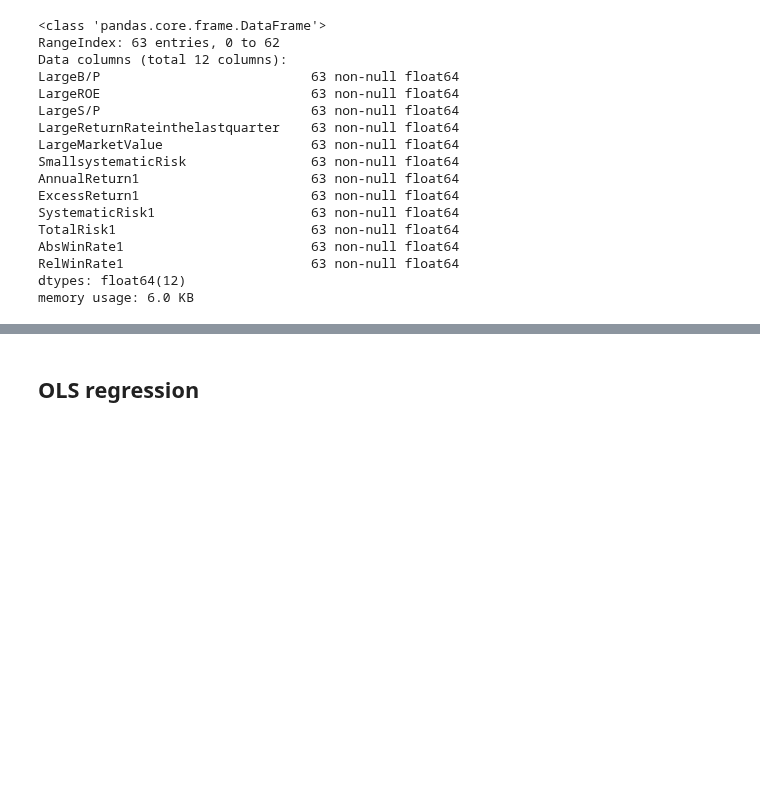
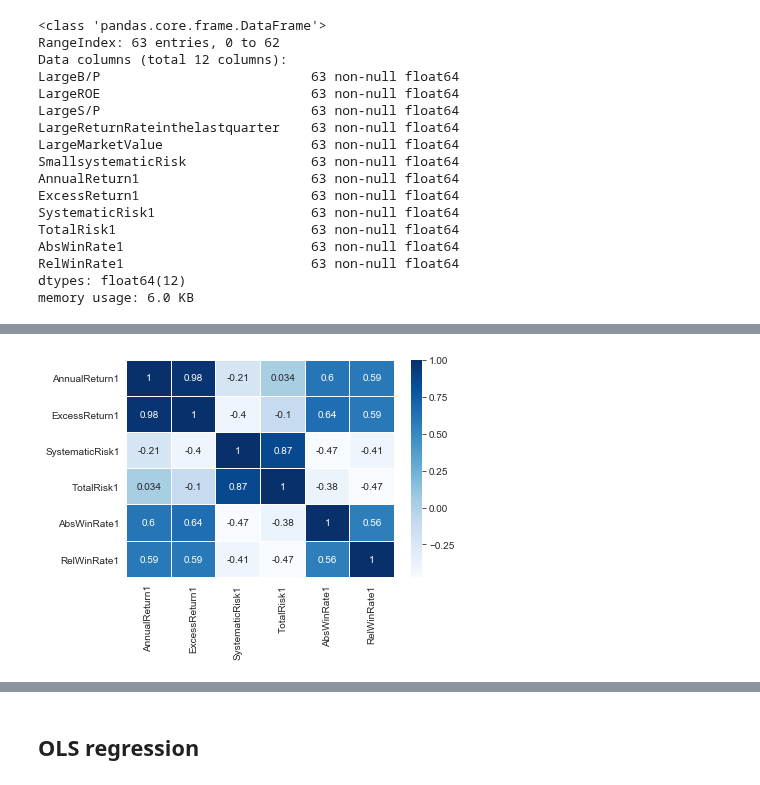
Before and after one commit to MitchellEwing/Drills, a Jupyter notebook: bootcamp/unit3/similarityModels/model-comparison-KNN-OLS.ipynb, the cells around one changed output, grey strips where cells are left out. Cells and saved outputs as stored; diff of their text form; code cells hidden in the pictures; blank space fills up the shorter version.

```diff
--- a/bootcamp/unit3/similarityModels/model-comparison-KNN-OLS.ipynb
+++ b/bootcamp/unit3/similarityModels/model-comparison-KNN-OLS.ipynb
@@ -112,0 +125,4 @@ df.describe()
+# %%
+corrmat = df[['AnnualReturn1', 'ExcessReturn1', 'SystematicRisk1',
+                    'TotalRisk1', 'AbsWinRate1', 'RelWinRate1']].corr()
+corrmat
@@ -112,0 +137,5 @@ df.describe()
+# %%
+sns.heatmap(corrmat, linewidths=.1, cmap='Blues', annot=True)
+plt.show()
+# %% [output]
+[figure, added]
```
Also changed, not shown: parts of 19 cells of this notebook.
